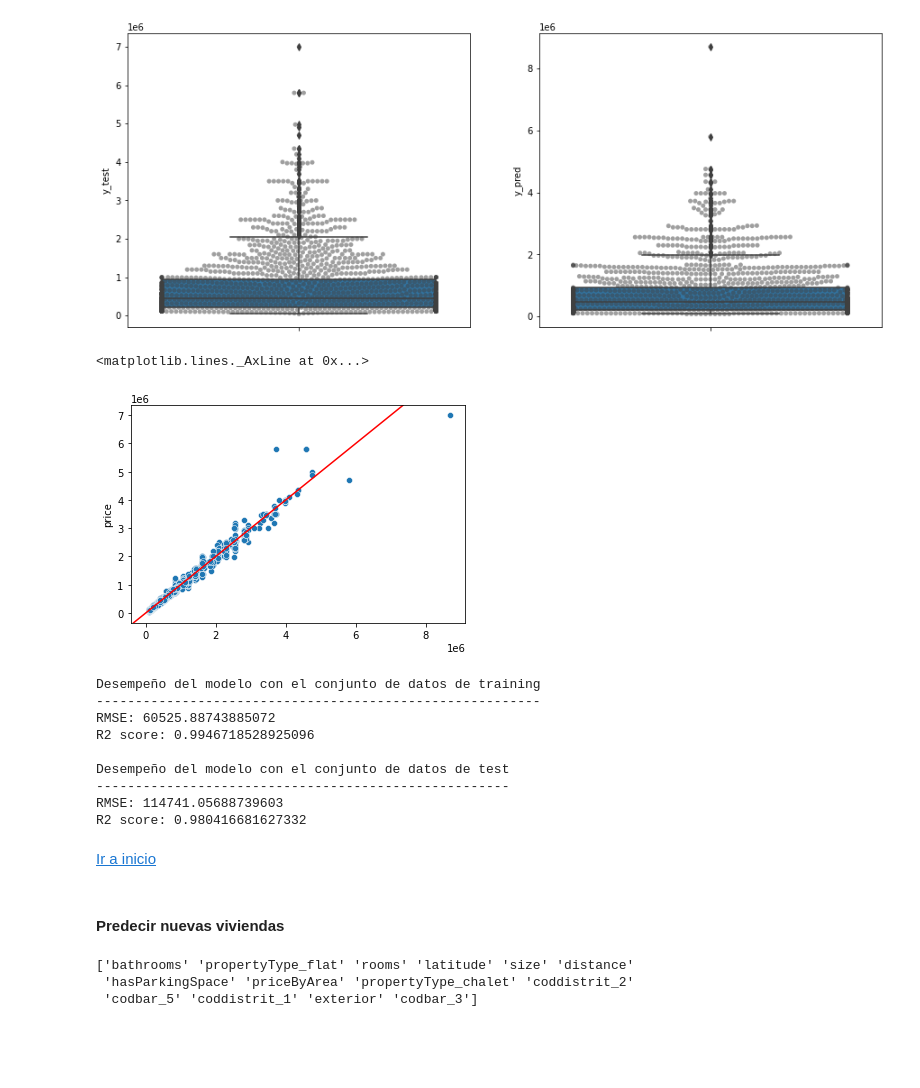
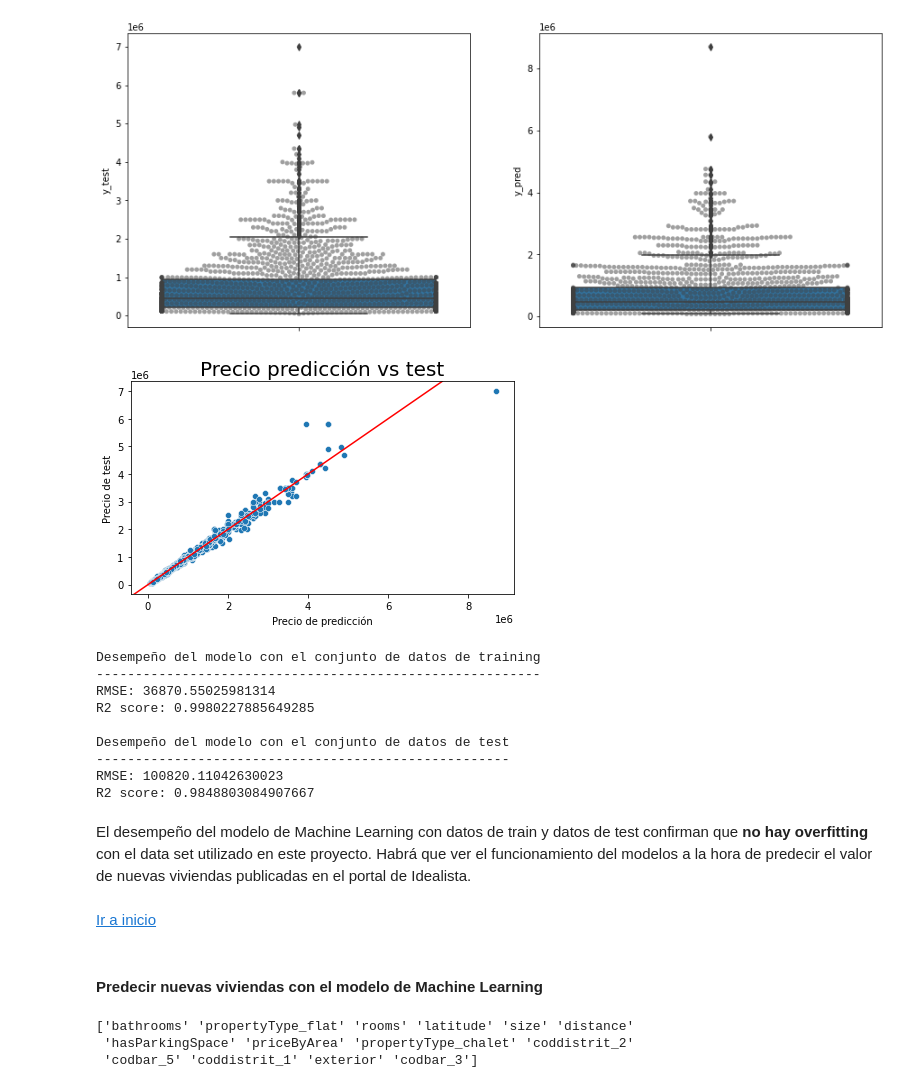
Before and after one commit to LuisARG/ML_DL_Idealista_project, a Jupyter notebook: src/main.ipynb, the cells around one changed output. Drawn from its saved outputs; the diff is of its cells as text; code cells hidden in the pictures; blank space fills up the shorter version.

```diff
--- a/src/main.ipynb
+++ b/src/main.ipynb
@@ -61,6 +63,7 @@ import utils.idealistatools as idealistatools
 # %%
 DATA_PATH = "data"
 MODELS_PATH = "models"
+IMAGES_PATH = "images"
 # %% [markdown]
 [Ir a inicio](#inicio)
 # %% [markdown]
@@ -1241,7 +1329,10 @@ X_test_scal = scaler.transform(X_test2)
 # %%
+from sklearn.linear_model import LinearRegression
 from sklearn.tree import DecisionTreeRegressor
 from sklearn.svm import LinearSVR
 from sklearn.svm import SVR
+
+lin_reg = LinearRegression()
 
 dt_reg = DecisionTreeRegressor()
 dt_reg_param = {
@@ -1262,6 +1353,13 @@ svr_param = {
     "epsilon": np.arange(0.1,0.5,0.1),
     "gamma": ['scale', 'auto']
 }
+
+gs_lin_reg = GridSearchCV(lin_reg,
+                          {},
+                          cv = 10,
+                          scoring='r2',
+                          n_jobs = -1,
+                          verbose = 1)
 
 gs_dt_reg = GridSearchCV(dt_reg,
                          dt_reg_param,
@@ -1285,6 +1383,7 @@ gs_svr = GridSearchCV(svr,
                       verbose = 1)
 
 grids = {
+    "gs_lin_reg": gs_lin_reg,
     "gs_dt_reg": gs_dt_reg,
     "gs_lin_svr": gs_lin_svr,
     "gs_svr": gs_svr
@@ -1371,10 +1478,14 @@ sns.swarmplot(y=test_df['y_pred'], color=".25", alpha=0.5, ax=ax[1])
 # %%
 fig, ax = plt.subplots()
 sns.scatterplot(x = y_pred, y = y_test, ax=ax)
+ax.set_title('Precio predicción vs test', fontsize=20)
+ax.set_xlabel('Precio de predicción')
+ax.set_ylabel('Precio de test')
 plt.axline([0,0],[1,1],color='red')
+plt.tight_layout()
+fig.savefig(os.path.join(IMAGES_PATH, 'fig_ml_pred_vs_test.png'))
 # %% [output]
-<matplotlib.lines._AxLine at 0x...>
-[figure, old version]
+[figure, new version]
 # %%
 # Medir desempeño del modelo
 print("Desempeño del modelo con el conjunto de datos de training")
@@ -1389,18 +1500,20 @@ print("R2 score:", best_gs.best_estimator_.score(X_test_scal, y_test))
 # %% [output]
 Desempeño del modelo con el conjunto de datos de training
 ---------------------------------------------------------
-RMSE: 60525.88743885072
-R2 score: 0.9946718528925096
+RMSE: 36870.55025981314
+R2 score: 0.9980227885649285
 
 Desempeño del modelo con el conjunto de datos de test
 -----------------------------------------------------
-RMSE: 114741.05688739603
-R2 score: 0.980416681627332
+RMSE: 100820.11042630023
+R2 score: 0.9848803084907667
+# %% [markdown]
+El desempeño del modelo de Machine Learning con datos de train y datos de test confirman que **no hay overfitting** con el data set utilizado en este proyecto. Habrá que ver el funcionamiento del modelos a la hora de predecir el valor de nuevas viviendas publicadas en el portal de Idealista.
 # %% [markdown]
 [Ir a inicio](#inicio)
 # %% [markdown]
-<a id="predict_new"></a>
-#### Predecir nuevas viviendas
+<a id="predict_new_ml"></a>
+#### Predecir nuevas viviendas con el modelo de Machine Learning
 # %%
 # TODO: Buscar pisos en venta en la web y crear un vectos con estas variables para predecir y conparar el precio resultante
 print(features_selected)
```
Also changed, not shown: parts of 77 cells of this notebook, 4 other files.
